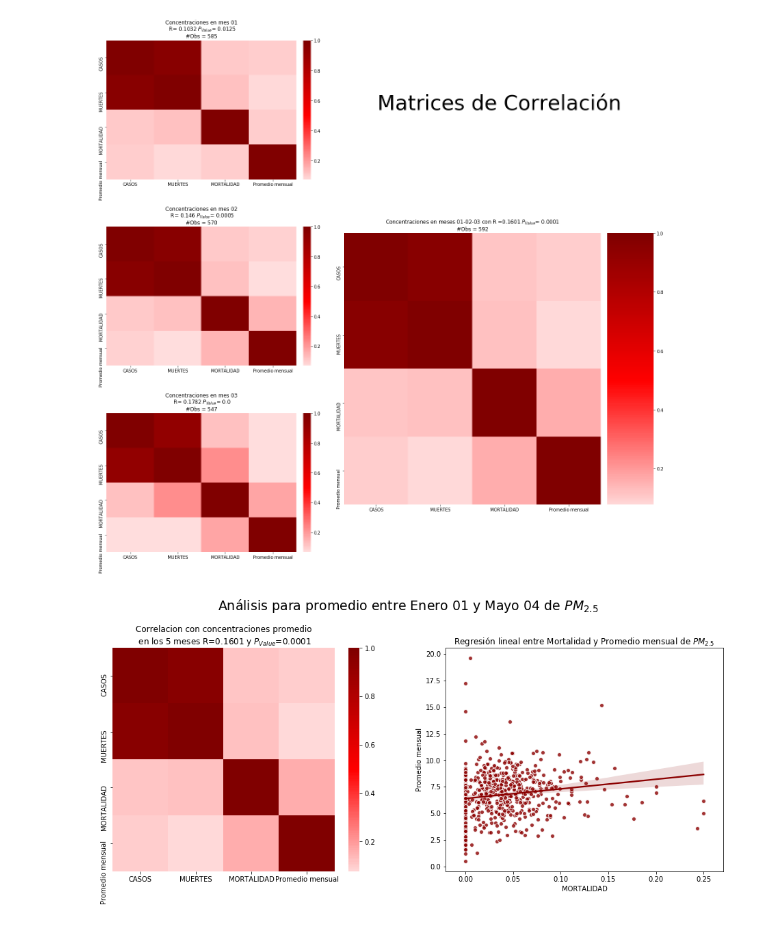
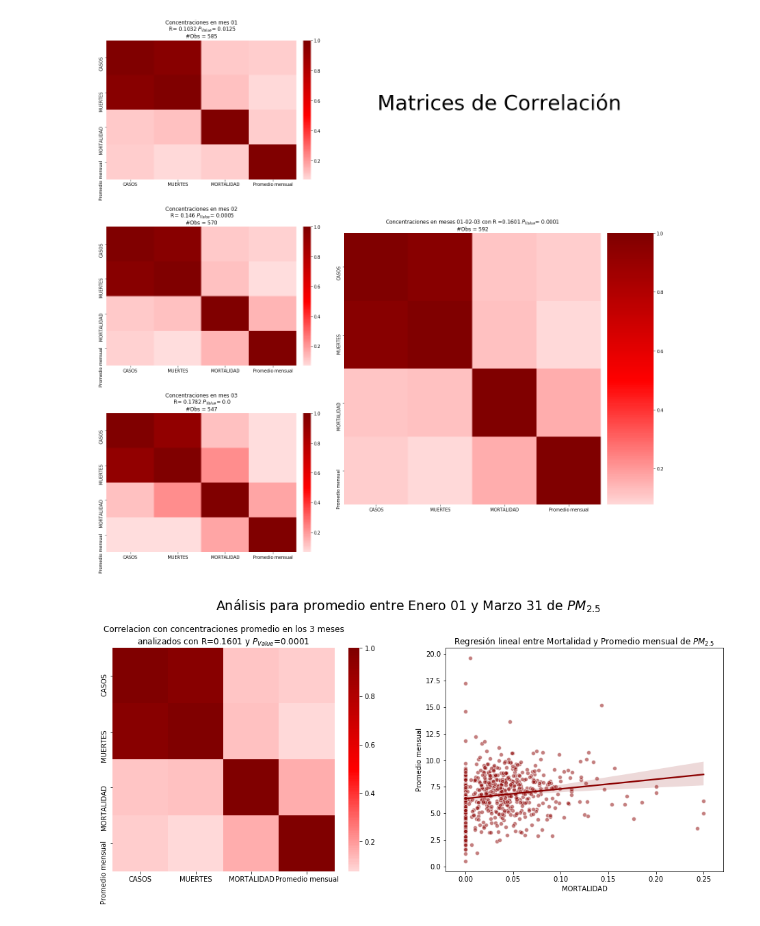
Before and after one commit to mdominguezd/ProyectoLaboratorioPM2.5yCOVID, a Jupyter notebook: MiCOVID-19.ipynb, the cells around one changed output. Saved outputs shown, nothing was run; the diff lists cells and outputs as text; code cells hidden in the pictures.

Commit message:
Actualizacion análisis sólo con meses 1, 2 y 3 y graficas

```diff
--- a/MiCOVID-19.ipynb
+++ b/MiCOVID-19.ipynb
@@ -196,18 +196,18 @@ fig.savefig('MatrizDeCorrelacionDeCadaMes.png', dpi=200)
 # %%
 # Matriz de correlacion para promedio de los 5 meses
 fig = plt.figure(figsize=(16,6))
 R, PVal = scipy.stats.pearsonr(COVyPM25[(COVyPM25.Mes == 1)|(COVyPM25.Mes == 2)|(COVyPM25.Mes == 3)].groupby(['Estado','Condado']).mean().drop('Mes',axis=1)['MORTALIDAD'],COVyPM25[(COVyPM25.Mes == 1)|(COVyPM25.Mes == 2)|(COVyPM25.Mes == 3)].groupby(['Estado','Condado']).mean().drop('Mes',axis=1)['Promedio mensual'])
 plt.subplot(121)
-plt.title('Correlacion con concentraciones promedio\n en los 5 meses R='+str(round(R,4))+' y $P_{Value}$=' + str(round(PVal,4)))
+plt.title('Correlacion con concentraciones promedio en los 3 meses\nanalizados con R='+str(round(R,4))+' y $P_{Value}$=' + str(round(PVal,4)))
 (sns.heatmap(COVyPM25[(COVyPM25.Mes == 1)|(COVyPM25.Mes == 2)|(COVyPM25.Mes == 3)].groupby(['Estado','Condado']).mean().drop('Mes',axis=1)
     .corr(),
     cmap = 'seismic',
     center=0))
 plt.subplot(122)
-sns.regplot(COVyPM25[(COVyPM25.Mes == 1)|(COVyPM25.Mes == 2)|(COVyPM25.Mes == 3)].groupby(['Estado','Condado']).mean().drop('Mes',axis=1)['MORTALIDAD'],COVyPM25[(COVyPM25.Mes == 1)|(COVyPM25.Mes == 2)|(COVyPM25.Mes == 3)].groupby(['Estado','Condado']).mean().drop('Mes',axis=1)['Promedio mensual'],color='darkred',scatter_kws=dict(edgecolor='white'))
+sns.regplot(COVyPM25[(COVyPM25.Mes == 1)|(COVyPM25.Mes == 2)|(COVyPM25.Mes == 3)].groupby(['Estado','Condado']).mean().drop('Mes',axis=1)['MORTALIDAD'],COVyPM25[(COVyPM25.Mes == 1)|(COVyPM25.Mes == 2)|(COVyPM25.Mes == 3)].groupby(['Estado','Condado']).mean().drop('Mes',axis=1)['Promedio mensual'],color='darkred',scatter_kws=dict(alpha=0.5,edgecolor='white'))
 plt.title('Regresión lineal entre Mortalidad y Promedio mensual de $PM_{2.5}$')
-plt.suptitle('Análisis para promedio entre Enero 01 y Mayo 04 de $PM_{2.5}$',y=1.05, fontsize=19)
+plt.suptitle('Análisis para promedio entre Enero 01 y Marzo 31 de $PM_{2.5}$',y=1.05, fontsize=19)
 
 fig.savefig('Matriz de correlación y regresion lineal.png',dpi=200)
 # %% [output]
-[figure, old version]
+[figure, new version]
```
Also changed, not shown: parts of 1 cell of this notebook, 2 other files.
